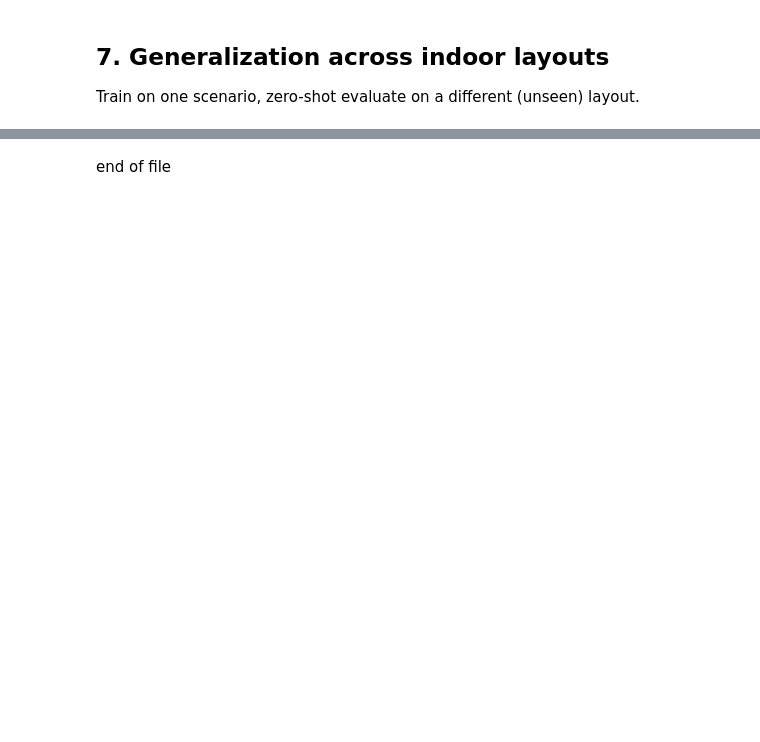
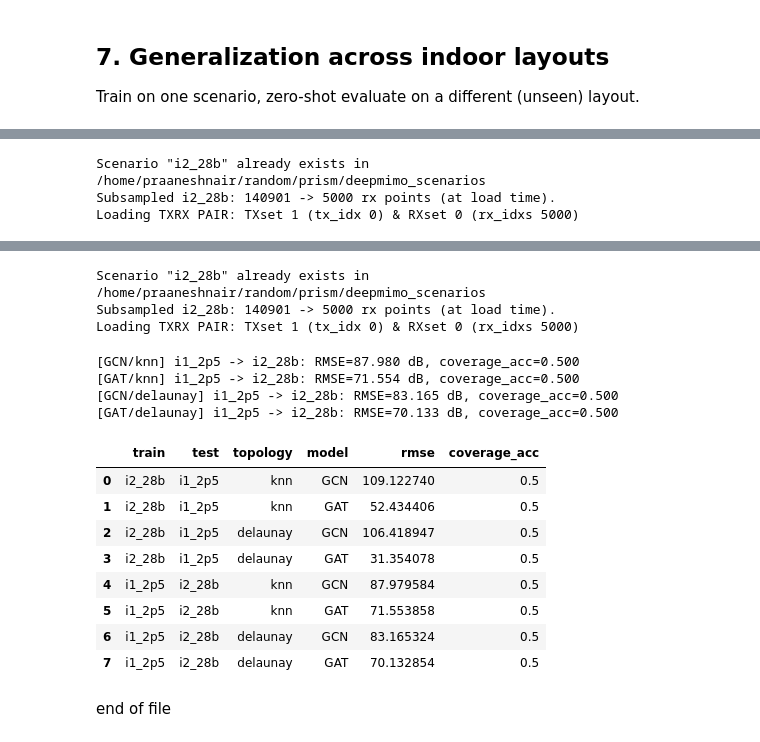
Before and after one commit to CompileArtisan/prism, a Jupyter notebook: radiomap_6g_sweep.ipynb, the cells around one changed output, grey strips where cells are left out. Drawn from its saved outputs; the diff is of its cells as text; code cells hidden in the pictures; blank space fills up the shorter version.

```diff
--- a/radiomap_6g_sweep.ipynb
+++ b/radiomap_6g_sweep.ipynb
@@ -478,7 +594,0 @@ Diagnosing
-# %%
-import os
-
-folder = "/home/praaneshnair/random/prism/deepmimo_scenarios/i1_2p5"
-for root, dirs, files in os.walk(folder):
-    for f in files:
-        print(os.path.join(root, f))
@@ -560,0 +606,47 @@ Trained on i2_28b, zero-shot RMSE on i1_2p5: 2.156 dB
+# %%
+def full_generalization_sweep(scenario_pairs=(("i2_28b", "i1_2p5"), ("i1_2p5", "i2_28b")),
+                               topologies=("knn", "delaunay"),
+                               models=(("GCN", GCN), ("GAT", GAT)),
+                               epochs=200, lr=0.005):
+    results = []
+    for train_scenario, test_scenario in scenario_pairs:
+        pos_tr, rss_tr, feat_tr = load_scenario(train_scenario)
+        pos_te, rss_te, feat_te = load_scenario(test_scenario)
+        x_tr = torch.tensor(np.hstack([pos_tr, feat_tr]), dtype=torch.float32)
+        y_tr = torch.tensor(rss_tr, dtype=torch.float32).unsqueeze(1)
+        x_te = torch.tensor(np.hstack([pos_te, feat_te]), dtype=torch.float32)
+        thresh_te = float(np.median(rss_te))
+
+        for topo in topologies:
+            ei_tr = torch.tensor(BUILDERS[topo](pos_tr), dtype=torch.long)
+            ei_te = torch.tensor(BUILDERS[topo](pos_te), dtype=torch.long)
+
+            for name, model_cls in models:
+                model = model_cls(in_channels=x_tr.shape[1])
+                opt = torch.optim.Adam(model.parameters(), lr=lr)
+                loss_fn = nn.MSELoss()
+                for _ in range(epochs):
+                    opt.zero_grad()
+                    loss = loss_fn(model(x_tr, ei_tr), y_tr)
+                    loss.backward()
+                    opt.step()
+
+                with torch.no_grad():
+                    pred_te = model(x_te, ei_te).numpy().squeeze()
+
+                rmse = float(np.sqrt(mean_squared_error(rss_te, pred_te)))
+                cov_acc = coverage_accuracy(rss_te, pred_te, thresh_te)
+                results.append({"train": train_scenario, "test": test_scenario,
+                                 "topology": topo, "model": name,
+                                 "rmse": rmse, "coverage_acc": cov_acc})
+                print(f"[{name}/{topo}] {train_scenario} -> {test_scenario}: "
+                      f"RMSE={rmse:.3f} dB, coverage_acc={cov_acc:.3f}")
+    return pd.DataFrame(results)
+
+
+generalization_results = full_generalization_sweep()
+display(generalization_results)
+# %% [output]
+Scenario "i2_28b" already exists in /home/praaneshnair/random/prism/deepmimo_scenarios
+Subsampled i2_28b: 140901 -> 5000 rx points (at load time).
+Loading TXRX PAIR: TXset 1 (tx_idx 0) & RXset 0 (rx_idxs 5000)
@@ -561,2 +687,18 @@ Trained on i2_28b, zero-shot RMSE on i1_2p5: 2.156 dB
+Scenario "i2_28b" already exists in /home/praaneshnair/random/prism/deepmimo_scenarios
+Subsampled i2_28b: 140901 -> 5000 rx points (at load time).
+Loading TXRX PAIR: TXset 1 (tx_idx 0) & RXset 0 (rx_idxs 5000)
+[GCN/knn] i1_2p5 -> i2_28b: RMSE=87.980 dB, coverage_acc=0.500
+[GAT/knn] i1_2p5 -> i2_28b: RMSE=71.554 dB, coverage_acc=0.500
+[GCN/delaunay] i1_2p5 -> i2_28b: RMSE=83.165 dB, coverage_acc=0.500
+[GAT/delaunay] i1_2p5 -> i2_28b: RMSE=70.133 dB, coverage_acc=0.500
+|  | train | test | topology | model | rmse | coverage_acc |
+| 0 | i2_28b | i1_2p5 | knn | GCN | 109.122740 | 0.5 |
+| 1 | i2_28b | i1_2p5 | knn | GAT | 52.434406 | 0.5 |
+| 2 | i2_28b | i1_2p5 | delaunay | GCN | 106.418947 | 0.5 |
+| 3 | i2_28b | i1_2p5 | delaunay | GAT | 31.354078 | 0.5 |
+| 4 | i1_2p5 | i2_28b | knn | GCN | 87.979584 | 0.5 |
+| 5 | i1_2p5 | i2_28b | knn | GAT | 71.553858 | 0.5 |
+| 6 | i1_2p5 | i2_28b | delaunay | GCN | 83.165324 | 0.5 |
+| 7 | i1_2p5 | i2_28b | delaunay | GAT | 70.132854 | 0.5 |
 # %% [markdown]
 end of file
```
Also changed, not shown: parts of 21 cells of this notebook.
